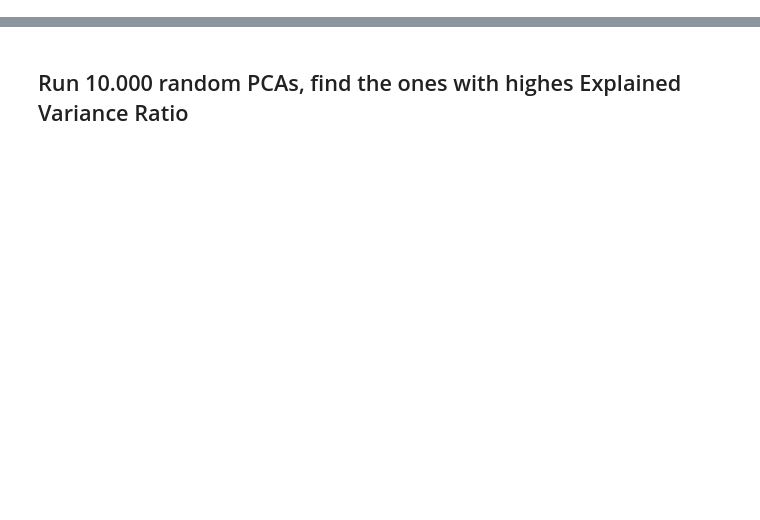
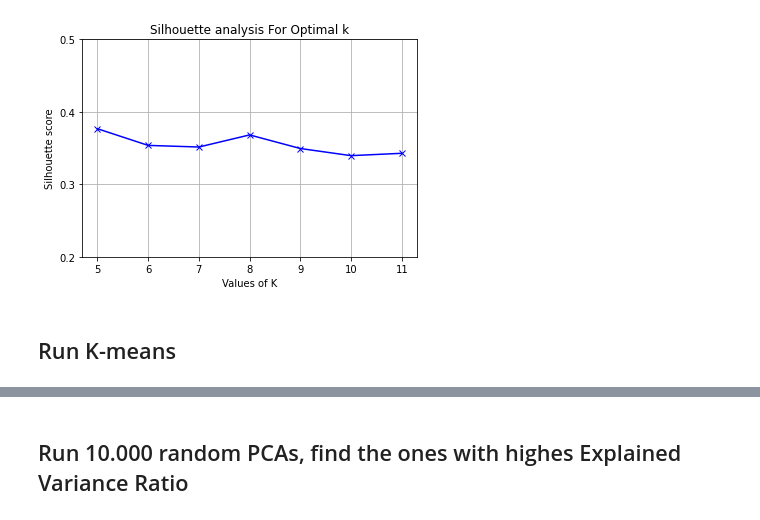
Before and after one commit to mibrahimfm/NBA-analysis, a Jupyter notebook: PlayerClustering.ipynb, the cells around one changed output, grey strips where cells are left out. Saved outputs shown, nothing was run; the diff lists cells and outputs as text; code cells hidden in the pictures; blank space fills up the shorter version.

```diff
--- a/PlayerClustering.ipynb
+++ b/PlayerClustering.ipynb
@@ -105,17 +88,17 @@ plt.show()
 # %%
-range_n_clusters = [3, 4, 5, 6, 7, 8, 9, 10]
-silhouette_avg = []
-for num_clusters in range_n_clusters:
-    kmeans = KMeans(n_clusters=num_clusters)
-    kmeans.fit(data)
-    cluster_labels = kmeans.labels_
+def plot_silhouette_method(data, clusters_range):
+    silhouette_avg = []
+    for n in clusters_range:
+        kmeans = KMeans(n_clusters=n)
+        kmeans.fit(data)
+        cluster_labels = kmeans.labels_
+        silhouette_avg.append(silhouette_score(data, cluster_labels))
 
-    silhouette_avg.append(silhouette_score(data, cluster_labels))
-
-plt.plot(range_n_clusters,silhouette_avg,'bx-')
-plt.grid()
-plt.yticks(np.arange(0.2, 0.6, 0.1))
-plt.xlabel('Values of K')
-plt.ylabel('Silhouette score')
-plt.title('Silhouette analysis For Optimal k')
-plt.show()
+    plt.plot(clusters_range,silhouette_avg,'bx-')
+    plt.grid()
+    plt.yticks(np.arange(0.2, 0.6, 0.1))
+    plt.xlabel('Values of K')
+    plt.ylabel('Silhouette score')
+    plt.title('Silhouette analysis For Optimal k')
+    plt.show()
+    return silhouette_avg
@@ -244,0 +215,6 @@ def iterate_random_pcas(df, non_feature_cols, target, iterations, csv):
+# %%
+silhouette_avg = plot_silhouette_method(data, range(5,12))
+# %% [output]
+[figure, added]
+# %% [markdown]
+## Run K-means
```
Also changed, not shown: parts of 71 cells of this notebook, 4 other files.
